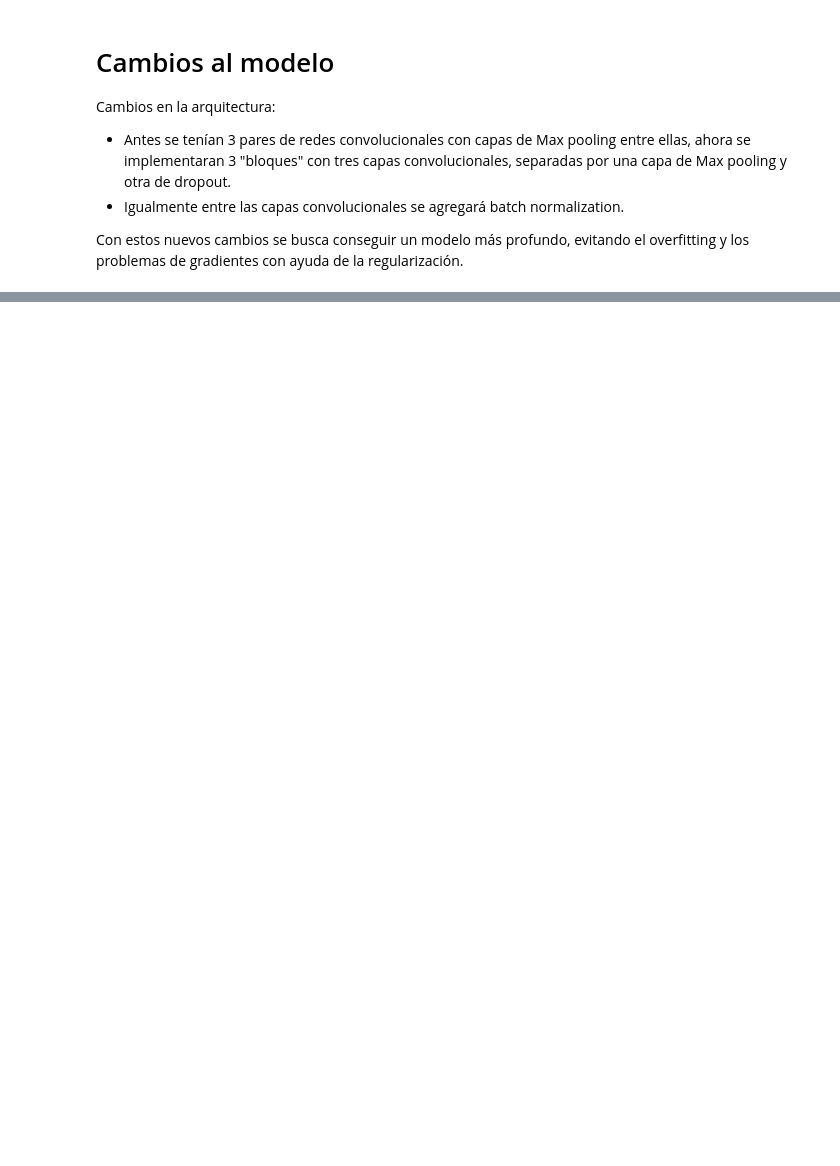
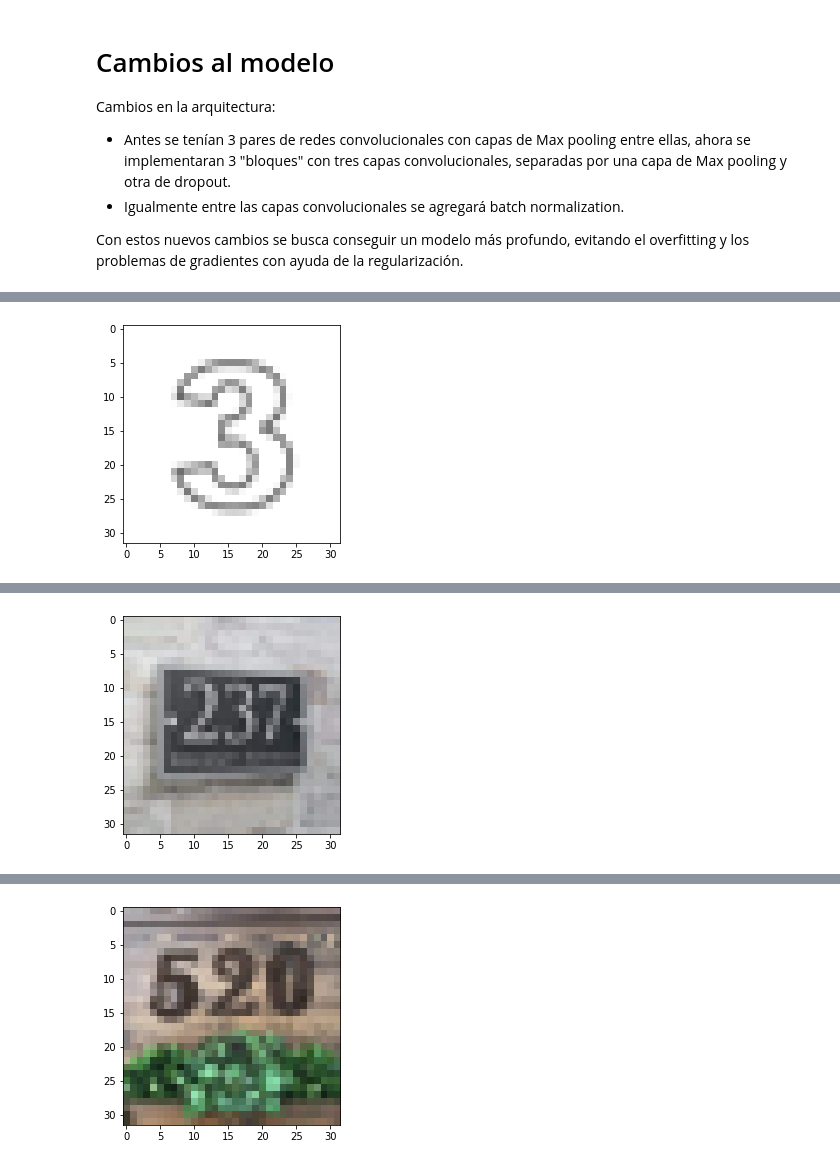
Before and after one commit to pataata/implementacionModeloDeepLearning, a Jupyter notebook: Implementacion_deep_learning.ipynb, the cells around one changed output, grey strips where cells are left out. Cells and saved outputs as stored; diff of their text form; code cells hidden in the pictures; blank space fills up the shorter version.

```diff
--- a/Implementacion_deep_learning.ipynb
+++ b/Implementacion_deep_learning.ipynb
@@ -448,0 +416,8 @@ Prediccion:  3
+# %%
+# Hacer algunas predicciones
+
+predict('numTest2.jpg')
+predict('numTest3.jpg')
+predict('numTest5.jfif')
+# %% [output]
+[figure, added]
@@ -448,0 +426 @@ Prediccion:  3
+[figure, added]
@@ -448,0 +429 @@ Prediccion:  3
+[figure, added]
```
Also changed, not shown: parts of 15 cells of this notebook.
